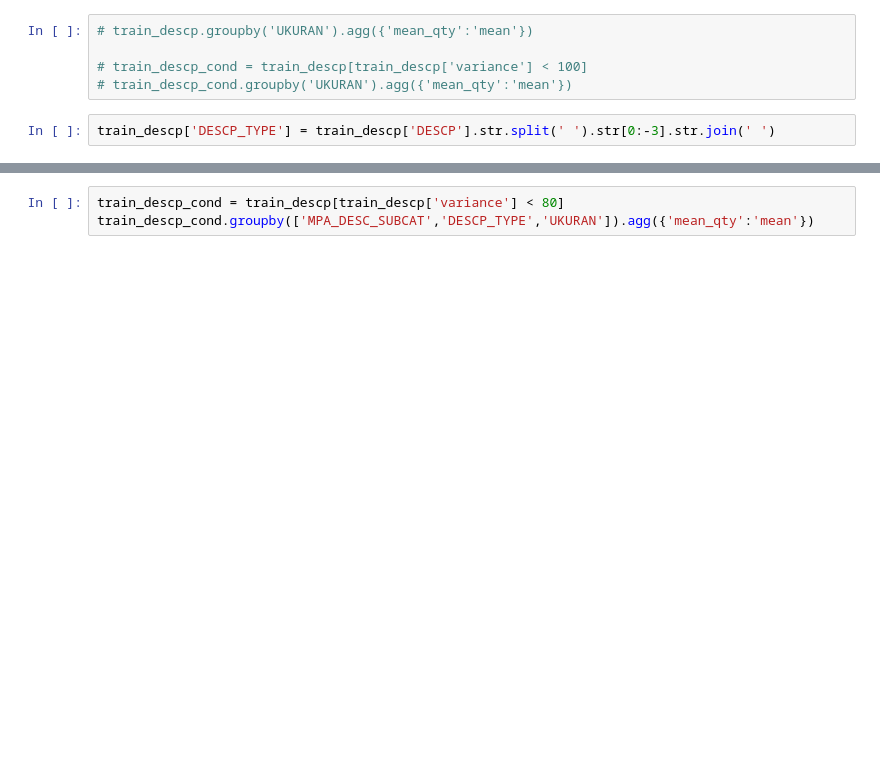
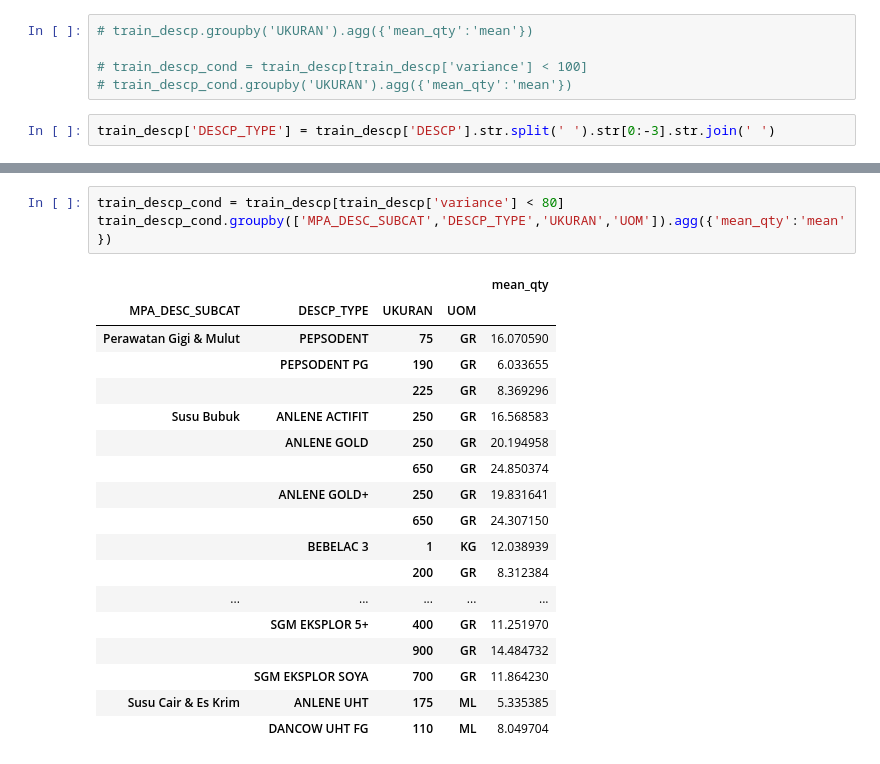
Before and after one commit to akhiyarwaladi/next_order_date, a Jupyter notebook: diff_between_order.ipynb, the cells around one changed output, grey strips where cells are left out. Drawn from its saved outputs; the diff is of its cells as text; blank space fills up the shorter version.

```diff
--- a/diff_between_order.ipynb
+++ b/diff_between_order.ipynb
@@ -176,3 +229,22 @@ train_descp.groupby(['MPA_DESC_SUBCAT','DESCP_TYPE','UKURAN']).agg({'mean_qty':'
 # %%
 train_descp_cond = train_descp[train_descp['variance'] < 80]
-train_descp_cond.groupby(['MPA_DESC_SUBCAT','DESCP_TYPE','UKURAN']).agg({'mean_qty':'mean'})
+train_descp_cond.groupby(['MPA_DESC_SUBCAT','DESCP_TYPE','UKURAN','UOM']).agg({'mean_qty':'mean'})
+# %% [output]
+|  |  |  |  | mean_qty |
+| MPA_DESC_SUBCAT | DESCP_TYPE | UKURAN | UOM |  |
+| Perawatan Gigi & Mulut | PEPSODENT | 75 | GR | 16.070590 |
+|  | PEPSODENT PG | 190 | GR | 6.033655 |
+|  |  | 225 | GR | 8.369296 |
+| Susu Bubuk | ANLENE ACTIFIT | 250 | GR | 16.568583 |
+|  | ANLENE GOLD | 250 | GR | 20.194958 |
+|  |  | 650 | GR | 24.850374 |
+|  | ANLENE GOLD+ | 250 | GR | 19.831641 |
+|  |  | 650 | GR | 24.307150 |
+|  | BEBELAC 3 | 1 | KG | 12.038939 |
+|  |  | 200 | GR | 8.312384 |
+| ... | ... | ... | ... | ... |
+|  | SGM EKSPLOR 5+ | 400 | GR | 11.251970 |
+|  |  | 900 | GR | 14.484732 |
+|  | SGM EKSPLOR SOYA | 700 | GR | 11.864230 |
+| Susu Cair & Es Krim | ANLENE UHT | 175 | ML | 5.335385 |
+|  | DANCOW UHT FG | 110 | ML | 8.049704 |
```
Also changed, not shown: parts of 8 cells of this notebook.
